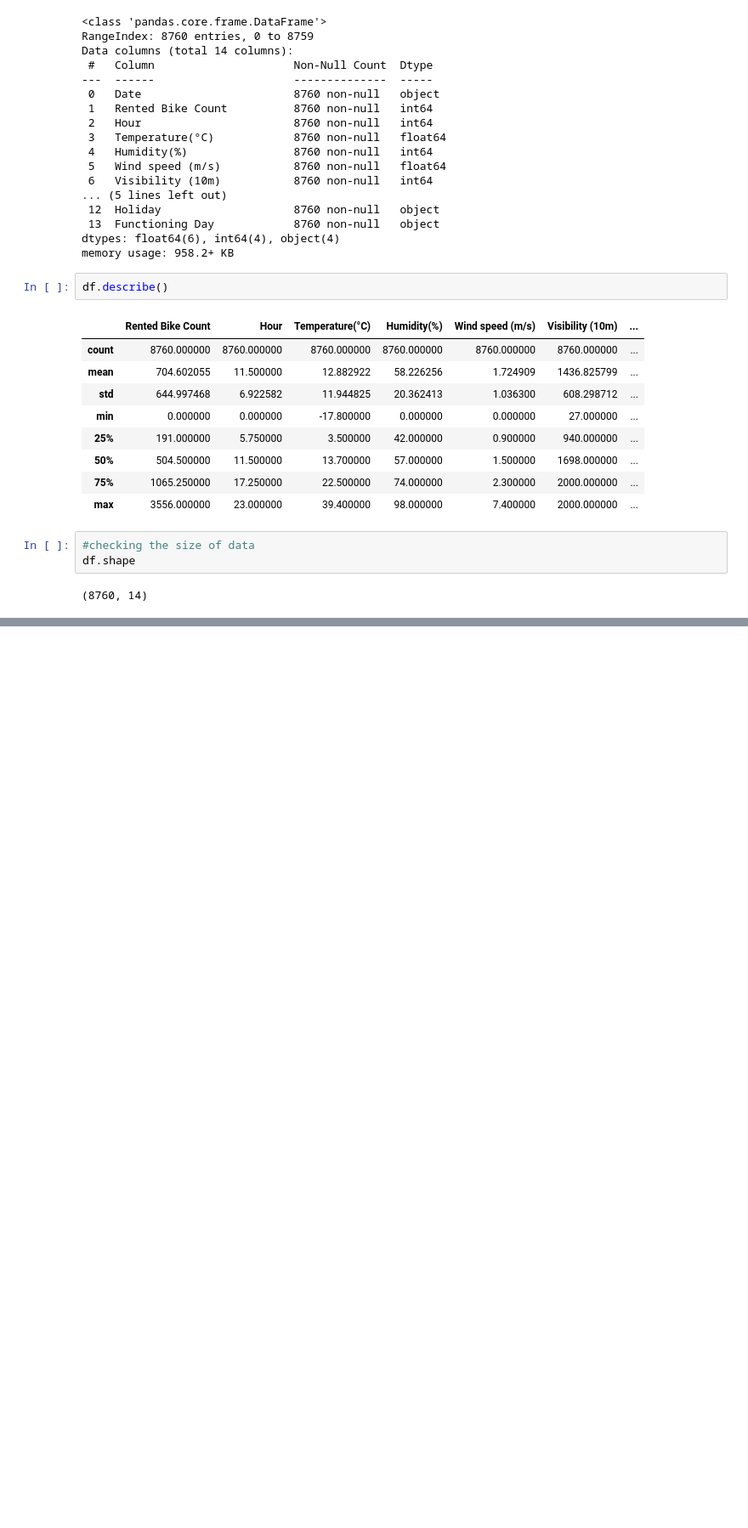
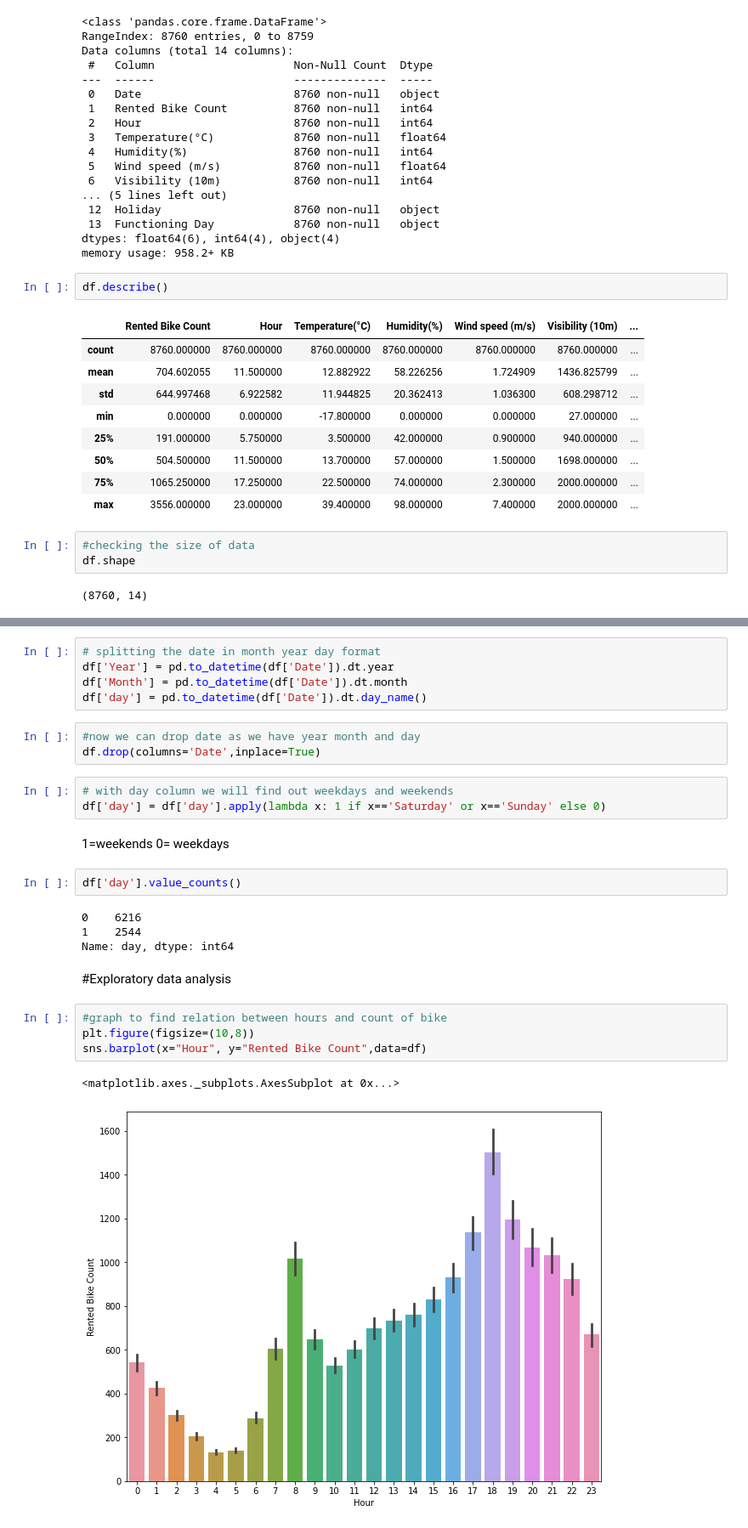
Before and after one commit to soniya1993/Bike-Sharing-Demand-Prediction-, a Jupyter notebook: Bike_Sharing_Demand_Prediction_Capstone_Project_2.ipynb, the cells around one changed output, grey strips where cells are left out. Shown at 85% size. Cells and saved outputs as stored; diff of their text form; blank space fills up the shorter version.

```diff
--- a/Bike_Sharing_Demand_Prediction_Capstone_Project_2.ipynb
+++ b/Bike_Sharing_Demand_Prediction_Capstone_Project_2.ipynb
@@ -93,0 +140,29 @@ df.shape
+# %%
+# splitting the date in month year day format
+df['Year'] = pd.to_datetime(df['Date']).dt.year
+df['Month'] = pd.to_datetime(df['Date']).dt.month
+df['day'] = pd.to_datetime(df['Date']).dt.day_name()
+# %%
+#now we can drop date as we have year month and day
+df.drop(columns='Date',inplace=True)
+# %%
+# with day column we will find out weekdays and weekends
+df['day'] = df['day'].apply(lambda x: 1 if x=='Saturday' or x=='Sunday' else 0)
+# %% [markdown]
+1=weekends
+0= weekdays
+# %%
+df['day'].value_counts()
+# %% [output]
+0    6216
+1    2544
+Name: day, dtype: int64
+# %% [markdown]
+#Exploratory data analysis
+# %%
+#graph to find relation between hours and count of bike
+plt.figure(figsize=(10,8))
+sns.barplot(x="Hour", y="Rented Bike Count",data=df)
+# %% [output]
+<matplotlib.axes._subplots.AxesSubplot at 0x...>
+[figure, added]
```
Also changed, not shown: parts of 19 cells of this notebook.
